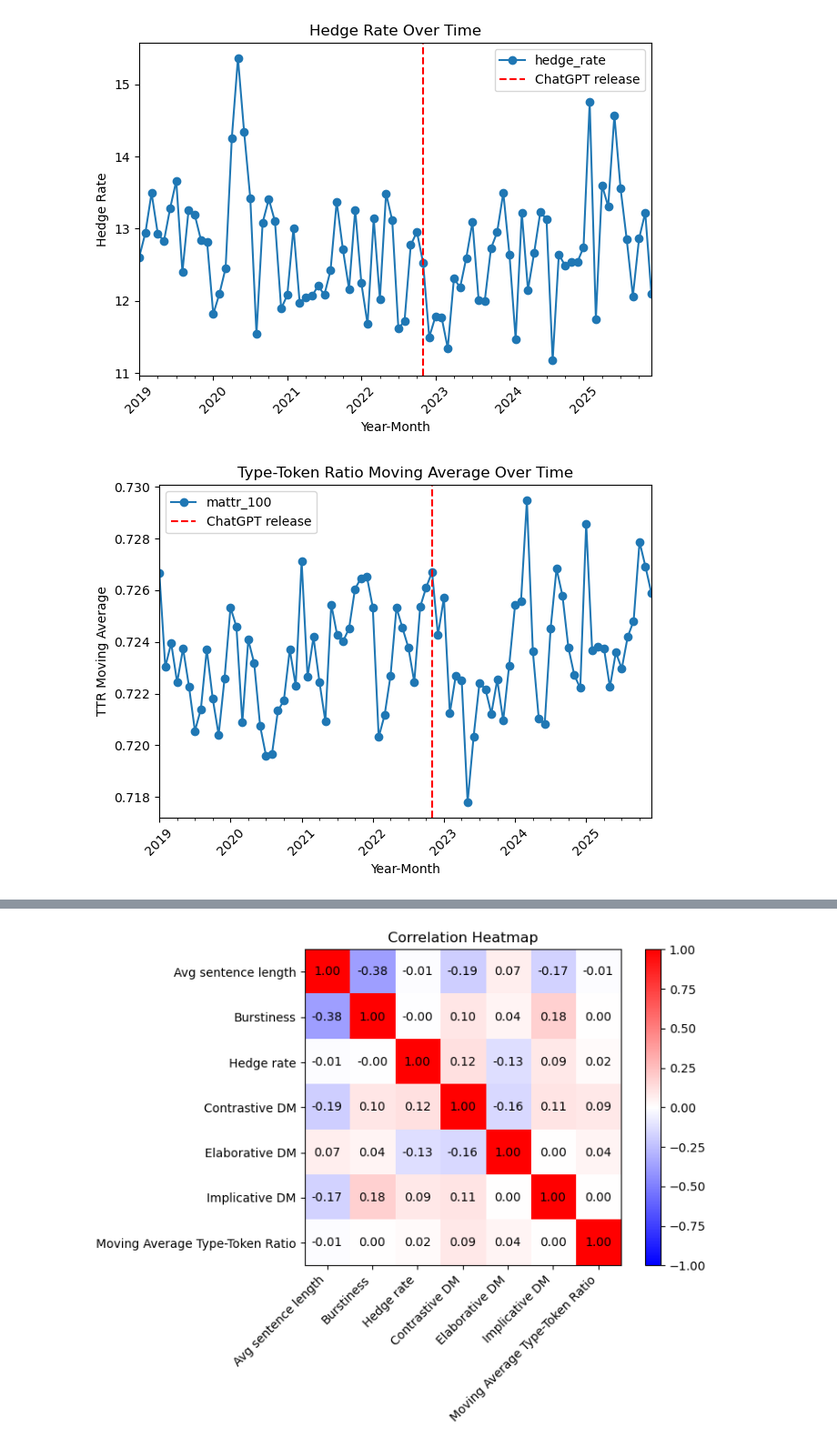
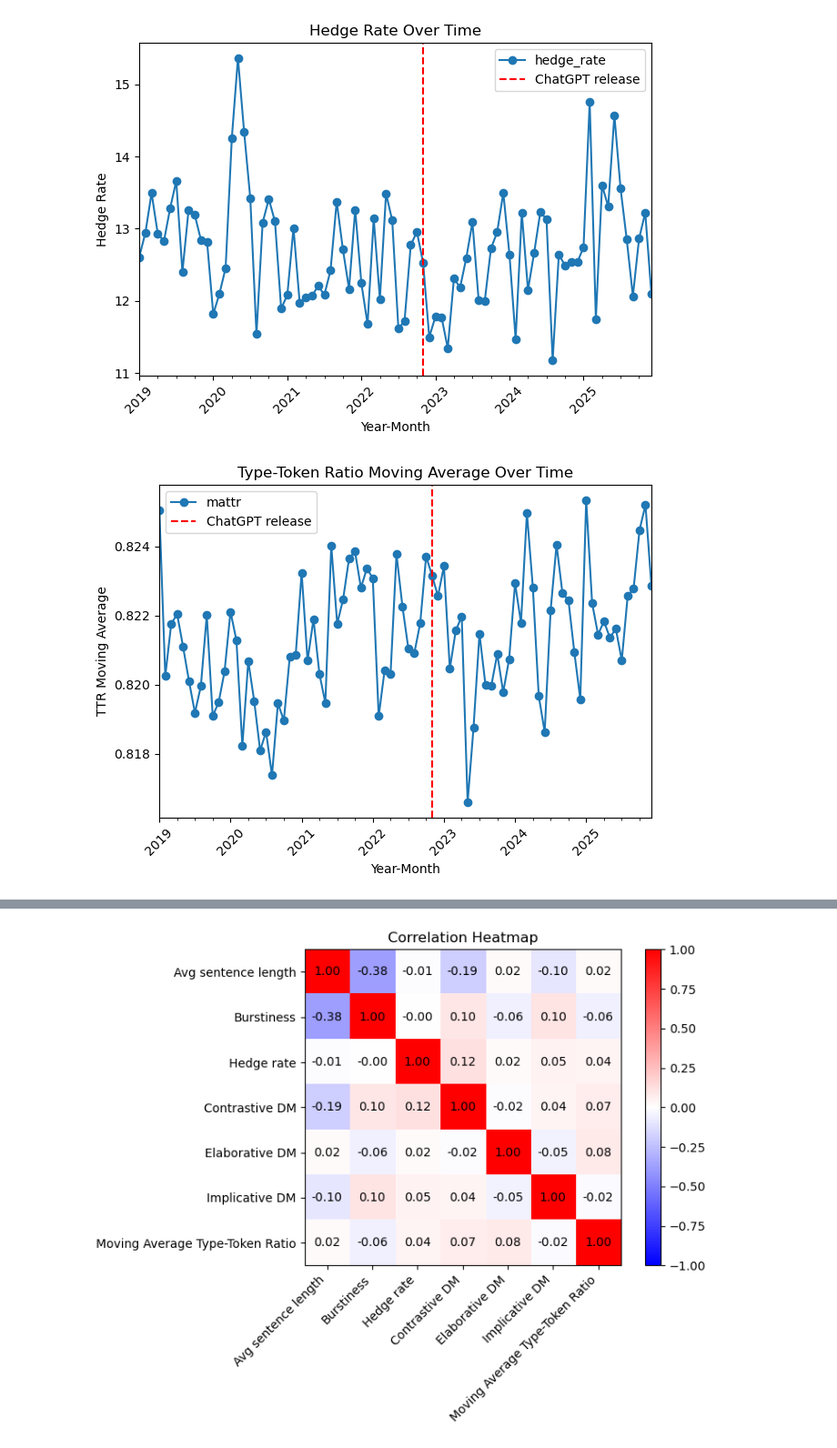
Before and after one commit to KaizenThe1st/ST312, a Jupyter notebook: Data_Business.ipynb, the cells around one changed output, grey strips where cells are left out. Shown at 91% size. Cells and saved outputs as stored; diff of their text form; code cells hidden in the pictures.

```diff
--- a/Data_Business.ipynb
+++ b/Data_Business.ipynb
@@ -544,7 +544,7 @@ HEDGE_TOKENS = {
     "unclear", "approximate"
 }
 # %%
-def compute_mattr(tokens, window_size=100):
+def compute_mattr(tokens, window_size=50):
     if len(tokens) < window_size:
         return np.nan  # too short to compute reliably
 
@@ -596,7 +596,7 @@ for doc in docs:
     hedge_counts.append(hedge_count)
 
     # Moving Average TTR scores
-    mattr_scores.append(compute_mattr(tokens_for_ttr, window_size=100))
+    mattr_scores.append(compute_mattr(tokens_for_ttr))
 
     if n_sent > 0:
         avg_len = total_words / n_sent
@@ -617,12 +617,13 @@ df_clean["burstiness"] = burstiness_scores
 df_clean["hedge_count"] = hedge_counts
 df_clean["hedge_rate"] = (df_clean["hedge_count"] / df_clean["word_count"]) * 1000
 df_clean["log_word_count"] = np.where(df_clean["word_count"] > 0, np.log(df_clean["word_count"]), np.nan)
-df_clean["mattr_100"] = mattr_scores
+df_clean["mattr"] = mattr_scores
 # %%
-# Discourse Marker Lexicon — Fraser (2009)
-# Fraser, B. (2009). An Account of Discourse Markers.
-# International Review of Pragmatics, 1, 293-320.
+# According to Hyland, K. (2010).
+# Metadiscourse: Mapping Interactions in Academic Writing.
+# Nordic Journal of English Studies, 9(S2), pp.125–143.
 
+# Inferential DM is labelled as Implicative DM (code ran prior to report writing)
 DISCOURSE_MARKERS = {
     "contrastive": [
         "but", "alternatively", "although", "contrariwise",
@@ -635,16 +636,16 @@ DISCOURSE_MARKERS = {
         "whereas", "yet"
     ],
     "elaborative": [
-        "and", "above all", "after all", "also", "analogously",
+        "above all", "after all", "also", "analogously",
         "besides", "by the same token", "correspondingly", "equally",
         "for example", "for instance", "further", "furthermore",
         "in addition", "in other words", "in particular", "likewise",
         "more accurately", "more importantly", "more precisely",
         "more to the point", "moreover", "on that basis",
-        "on top of it all", "or", "otherwise", "rather", "similarly"
+        "on top of it all", "otherwise", "rather", "similarly"
     ],
     "implicative": [
-        "so", "all things considered", "as a conclusion",
+        "all things considered", "as a conclusion",
         "as a consequence of this", "as a consequence of that",
         "as a result of this", "as a result of that",
         "because of this", "because of that", "consequently",
@@ -813,29 +814,29 @@ plt.show()
 # %% [output]
 [figure]
 # %%
-grouped = df_clean.groupby("year_month")["mattr_100"].mean()
+grouped = df_clean.groupby("year_month")["mattr"].mean()
 
 ax = grouped.plot(marker="o")
 
 # Add vertical line at Nov 2022
 ax.axvline(
     pd.Timestamp("2022-11-01"),
     color="red",
     linestyle="--",
     label="ChatGPT release"
 )
 
 ax.legend()
 ax.set_xlabel("Year-Month")
 ax.set_ylabel("TTR Moving Average")
 ax.set_title("Type-Token Ratio Moving Average Over Time")
 
 ax.tick_params(axis="x", rotation=45)
 
 plt.tight_layout()
 plt.show()
 # %% [output]
-[figure, old version]
+[figure, new version]
 # %%
 fig, axes = plt.subplots(1, 3, figsize=(15, 5))
 
```
Also changed, not shown: parts of 6 cells of this notebook, 4 other files.
